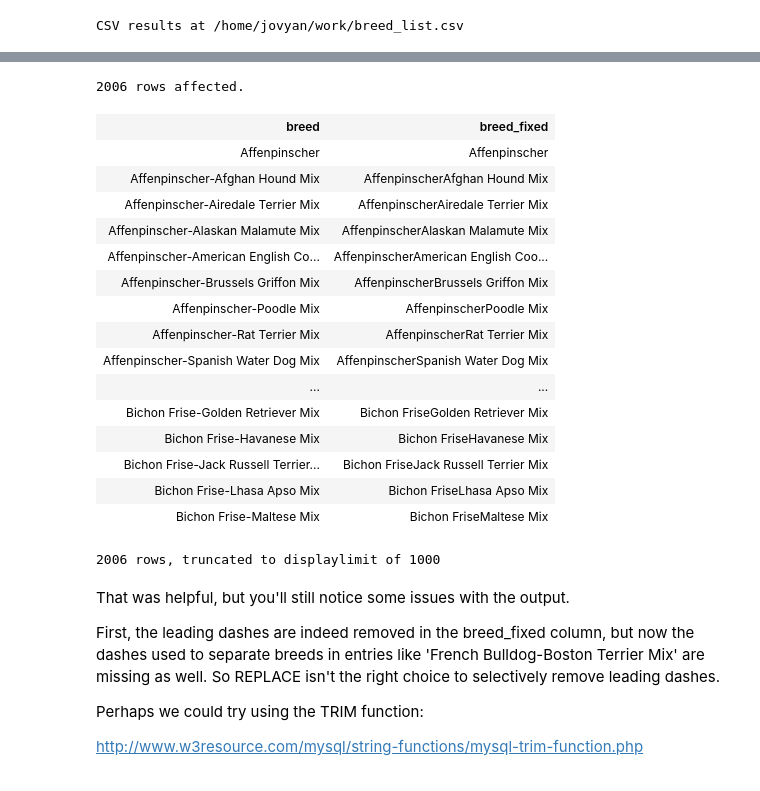
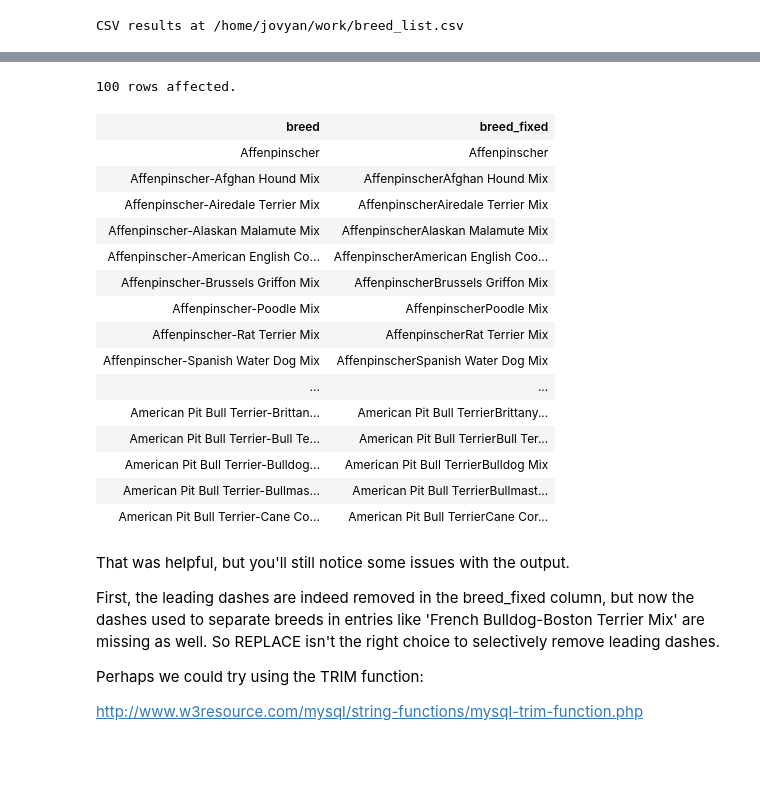
Before and after one commit to mchotfunk/Managing-BigData-With-MySQL, a Jupyter notebook: MySQL_03_Formatting_Selected_Data.ipynb, the cells around one changed output, grey strips where cells are left out. Cells and saved outputs as stored; diff of their text form; code cells hidden in the pictures.

```diff
--- a/MySQL_03_Formatting_Selected_Data.ipynb
+++ b/MySQL_03_Formatting_Selected_Data.ipynb
@@ -448,28 +423,28 @@ In this query, we put the field/column name in the replace function where the sy
 # %%
 %%sql
 SELECT DISTINCT breed,
 REPLACE(breed,'-','') AS breed_fixed
 FROM dogs
-ORDER BY breed_fixed;
+ORDER BY breed_fixed
+LIMIT 100;
 # %% [output]
-2006 rows affected.
+100 rows affected.
 | breed | breed_fixed |
 | Affenpinscher | Affenpinscher |
 | Affenpinscher-Afghan Hound Mix | AffenpinscherAfghan Hound Mix |
 | Affenpinscher-Airedale Terrier Mix | AffenpinscherAiredale Terrier Mix |
 | Affenpinscher-Alaskan Malamute Mix | AffenpinscherAlaskan Malamute Mix |
 | Affenpinscher-American English Co... | AffenpinscherAmerican English Coo... |
 | Affenpinscher-Brussels Griffon Mix | AffenpinscherBrussels Griffon Mix |
 | Affenpinscher-Poodle Mix | AffenpinscherPoodle Mix |
 | Affenpinscher-Rat Terrier Mix | AffenpinscherRat Terrier Mix |
 | Affenpinscher-Spanish Water Dog Mix | AffenpinscherSpanish Water Dog Mix |
 | ... | ... |
-| Bichon Frise-Golden Retriever Mix | Bichon FriseGolden Retriever Mix |
-| Bichon Frise-Havanese Mix | Bichon FriseHavanese Mix |
-| Bichon Frise-Jack Russell Terrier... | Bichon FriseJack Russell Terrier Mix |
-| Bichon Frise-Lhasa Apso Mix | Bichon FriseLhasa Apso Mix |
-| Bichon Frise-Maltese Mix | Bichon FriseMaltese Mix |
+| American Pit Bull Terrier-Brittan... | American Pit Bull TerrierBrittany... |
+| American Pit Bull Terrier-Bull Te... | American Pit Bull TerrierBull Ter... |
+| American Pit Bull Terrier-Bulldog... | American Pit Bull TerrierBulldog Mix |
+| American Pit Bull Terrier-Bullmas... | American Pit Bull TerrierBullmast... |
+| American Pit Bull Terrier-Cane Co... | American Pit Bull TerrierCane Cor... |
-2006 rows, truncated to displaylimit of 1000
 # %% [markdown]
 That was helpful, but you'll still notice some issues with the output.
 
```
Also changed, not shown: parts of 7 cells of this notebook, 1 other file.
